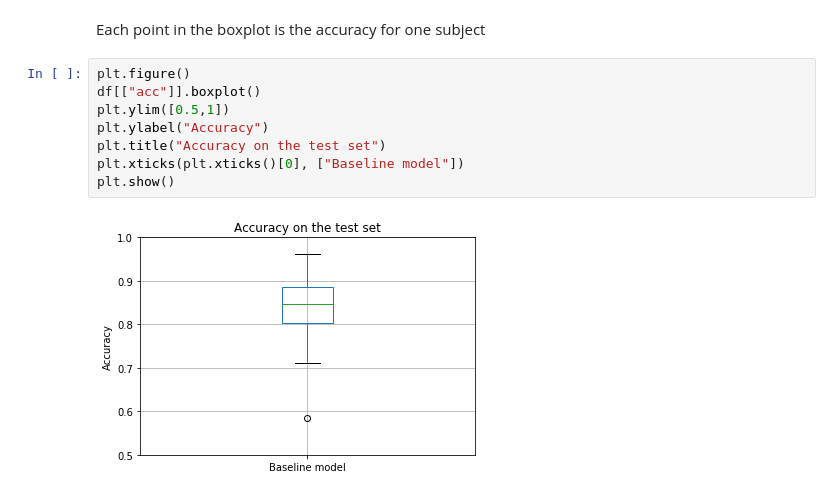
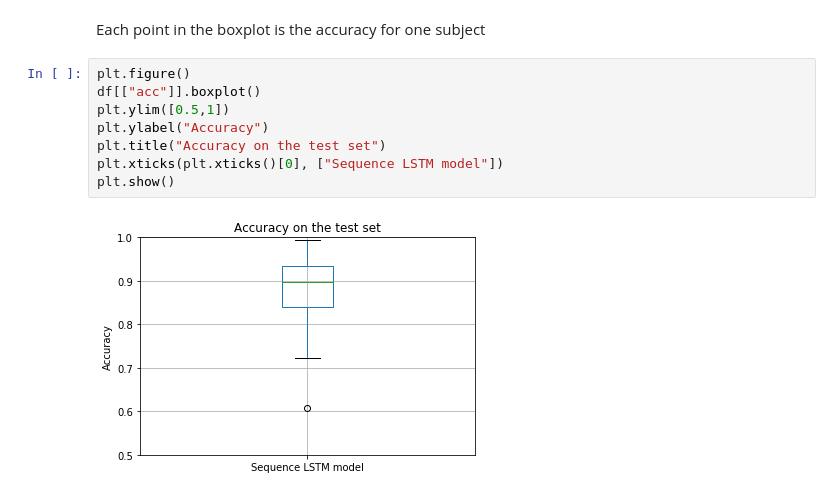
Before and after one commit to IliasIB/EEG-Classifier, a Jupyter notebook: experiments/sequence_lstm_model/visualization.ipynb, the cells around one changed output. Saved outputs shown, nothing was run; the diff lists cells and outputs as text.

```diff
--- a/experiments/sequence_lstm_model/visualization.ipynb
+++ b/experiments/sequence_lstm_model/visualization.ipynb
@@ -85,10 +91,10 @@ Each point in the boxplot is the accuracy for one subject
 # %%
 plt.figure()
 df[["acc"]].boxplot()
 plt.ylim([0.5,1])
 plt.ylabel("Accuracy")
 plt.title("Accuracy on the test set")
-plt.xticks(plt.xticks()[0], ["Baseline model"])
+plt.xticks(plt.xticks()[0], ["Sequence LSTM model"])
 plt.show()
 # %% [output]
-[figure, old version]
+[figure, new version]
```
Also changed, not shown: parts of 3 cells of this notebook, 4 other files.
